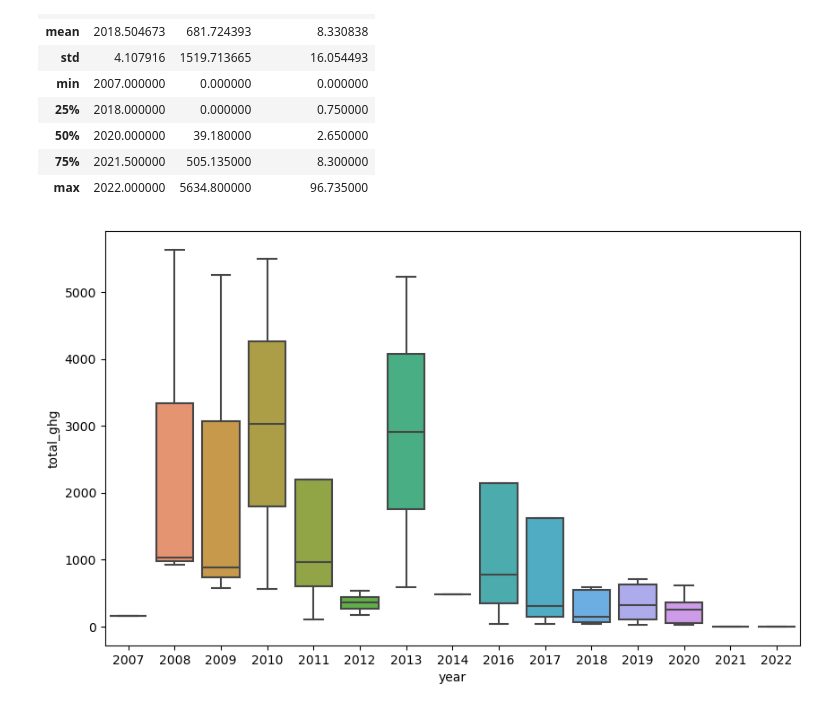
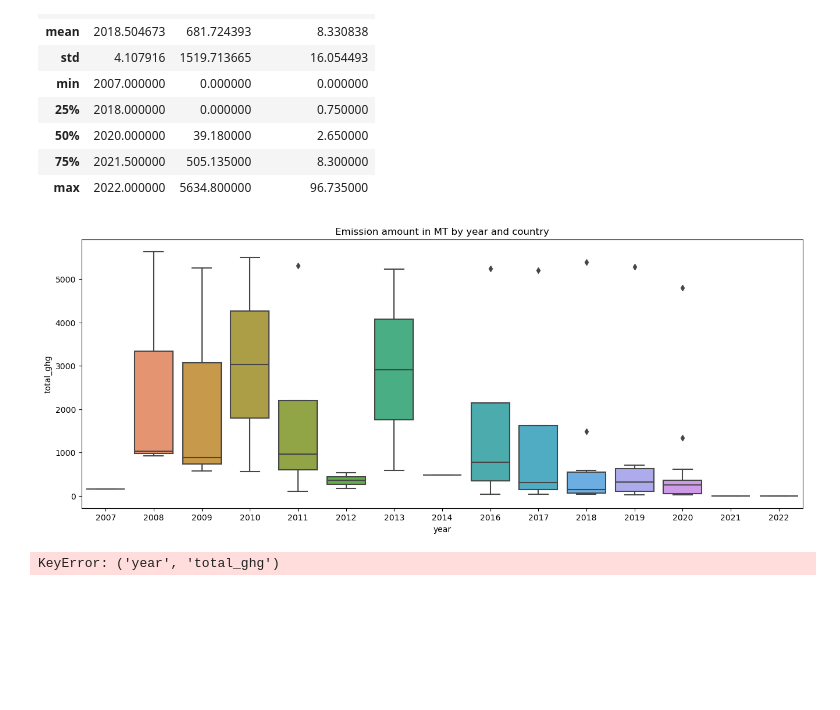
Before and after one commit to LardexTheLarge/AI-Project-1, a Jupyter notebook: Predictive_analysis.ipynb, the cells around one changed output. Cells and saved outputs as stored; diff of their text form; code cells hidden in the pictures; blank space fills up the shorter version.

```diff
--- a/Predictive_analysis.ipynb
+++ b/Predictive_analysis.ipynb
@@ -51,8 +52,16 @@ emission_cc_data.describe()
 # %%
 #look for outliers using boxplot for both carbon capture
 warnings.filterwarnings("ignore")
-plt.figure(figsize=(10, 6))
-sns.boxplot(x='year', y='total_ghg', data=emission_cc_data, showfliers=False)
+plt.figure(figsize=(16, 6))
+sns.boxplot(x='year', y='total_ghg', data=emission_cc_data)
+plt.title('Emission amount in MT by year and country')
 plt.show()
 # %% [output]
-[figure, old version]
+[figure, new version]
+# %%
+# Create a separate model for each country
+prophet_emission = emission_cc_data['year','total_ghg']
+
+prophet_emission = prophet_emission.rename(columns={'year': 'ds', 'total_ghg': 'y'})
+# %% [output]
+KeyError: ('year', 'total_ghg')
```
Also changed, not shown: parts of 1 cell of this notebook.
